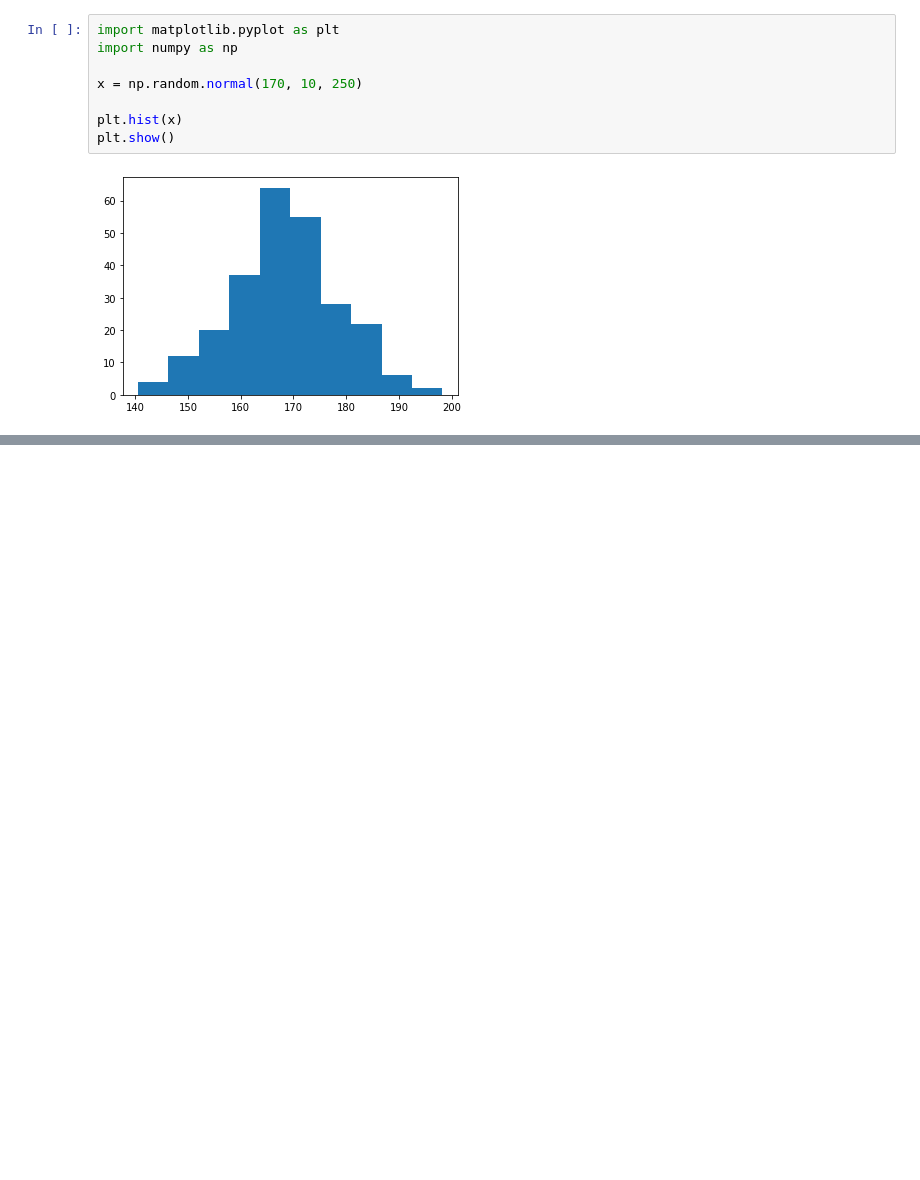
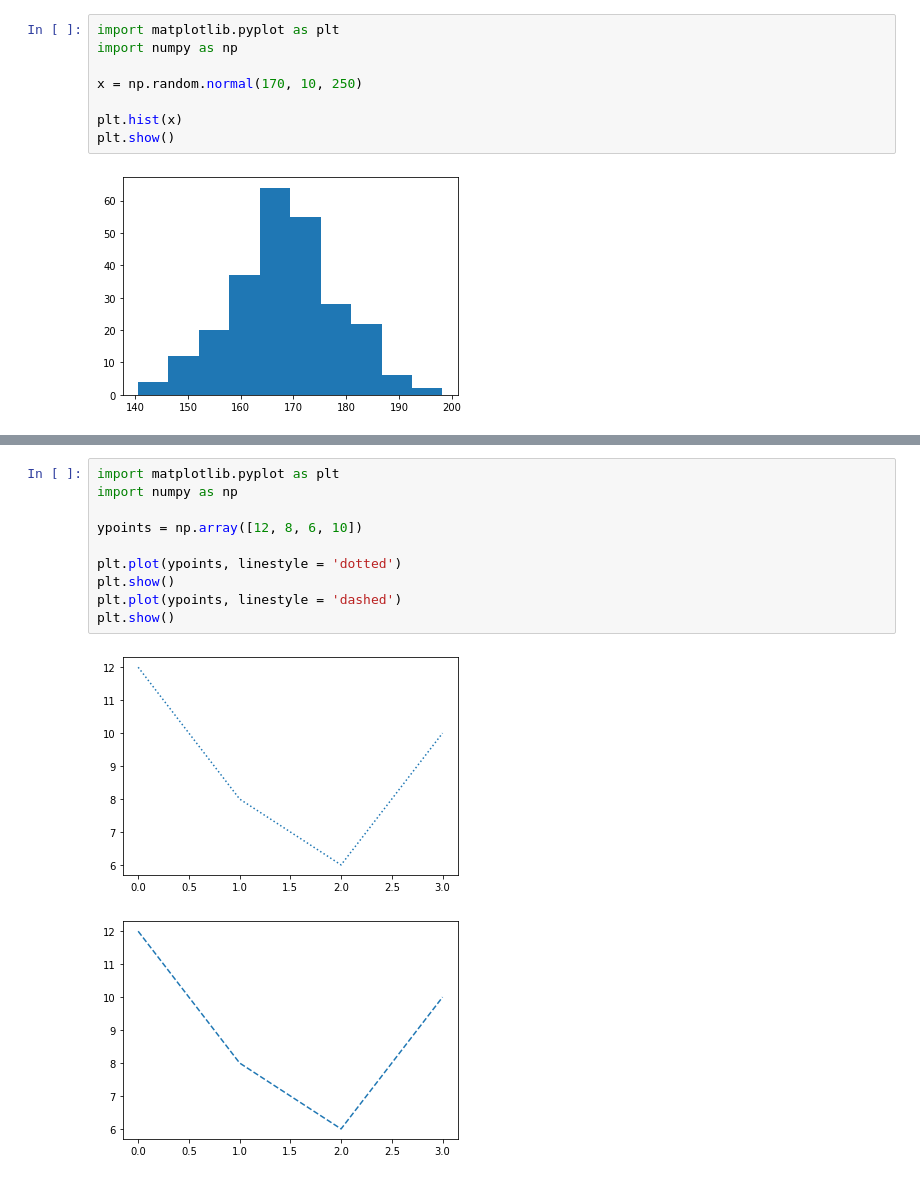
Before and after one commit to Nivedita-325/python-practice, a Jupyter notebook: Python_Matplotlib.ipynb, the cells around one changed output, grey strips where cells are left out. Drawn from its saved outputs; the diff is of its cells as text; blank space fills up the shorter version.

```diff
--- a/Python_Matplotlib.ipynb
+++ b/Python_Matplotlib.ipynb
@@ -54,0 +61,13 @@ plt.show()
+# %%
+import matplotlib.pyplot as plt
+import numpy as np
+
+ypoints = np.array([12, 8, 6, 10])
+
+plt.plot(ypoints, linestyle = 'dotted')
+plt.show()
+plt.plot(ypoints, linestyle = 'dashed')
+plt.show()
+# %% [output]
+[figure, added]
+[figure, added]
```
Also changed, not shown: parts of 5 cells of this notebook.
